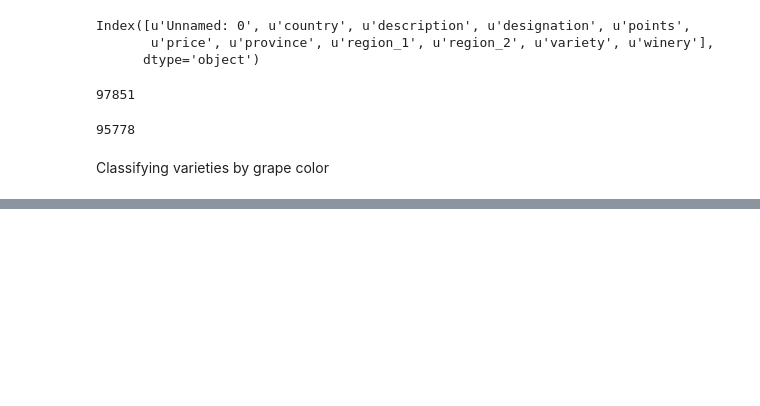
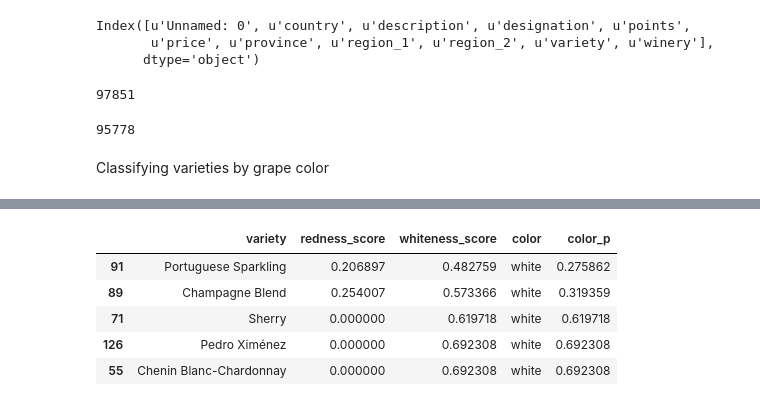
Before and after one commit to pavlafuxova/TFM, a Jupyter notebook: word_count_classifier.ipynb, the cells around one changed output, grey strips where cells are left out. Cells and saved outputs as stored; diff of their text form; code cells hidden in the pictures; blank space fills up the shorter version.

```diff
--- a/word_count_classifier.ipynb
+++ b/word_count_classifier.ipynb
@@ -77,0 +183,2 @@ def redness_score(descriptions):
+# %%
+whites = color_classification[color_classification.color == "white"]
@@ -77,0 +193,10 @@ def redness_score(descriptions):
+# %%
+#checking the more dubious cases of white wines
+whites.sort_values(by='color_p').head()
+# %% [output]
+|  | variety | redness_score | whiteness_score | color | color_p |
+| 91 | Portuguese Sparkling | 0.206897 | 0.482759 | white | 0.275862 |
+| 89 | Champagne Blend | 0.254007 | 0.573366 | white | 0.319359 |
+| 71 | Sherry | 0.000000 | 0.619718 | white | 0.619718 |
+| 126 | Pedro Ximénez | 0.000000 | 0.692308 | white | 0.692308 |
+| 55 | Chenin Blanc-Chardonnay | 0.000000 | 0.692308 | white | 0.692308 |
```
Also changed, not shown: parts of 29 cells of this notebook.
